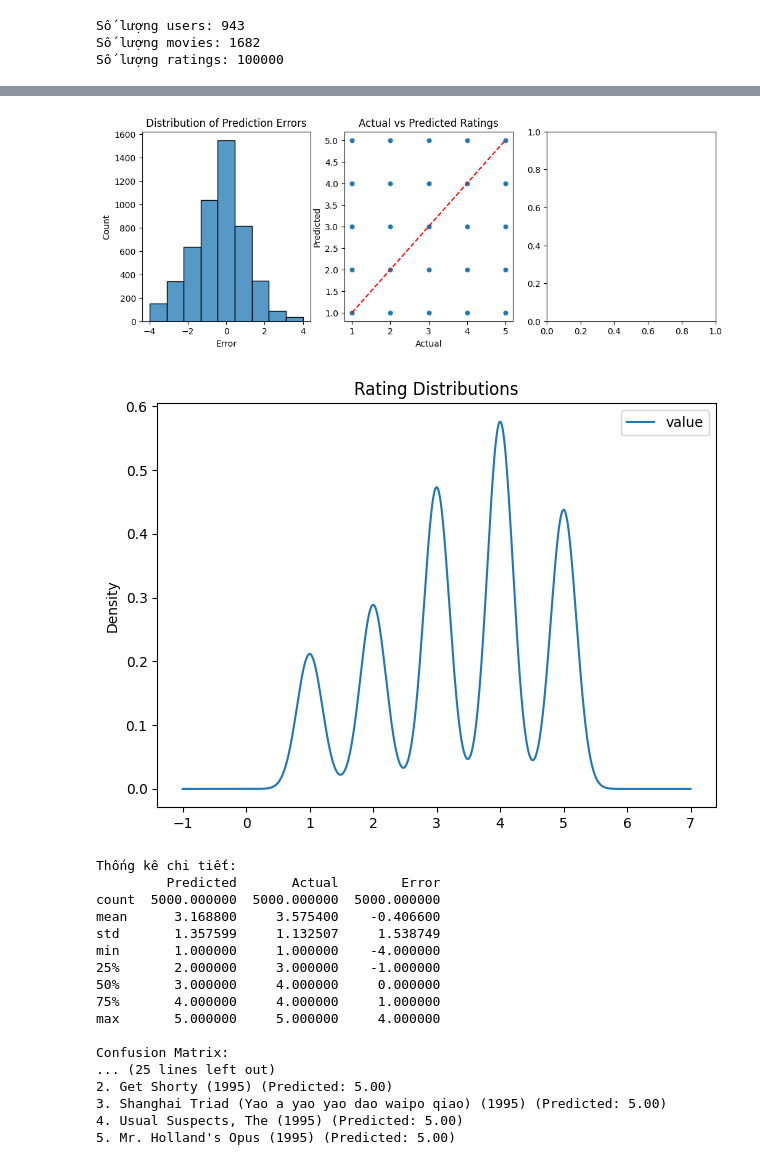
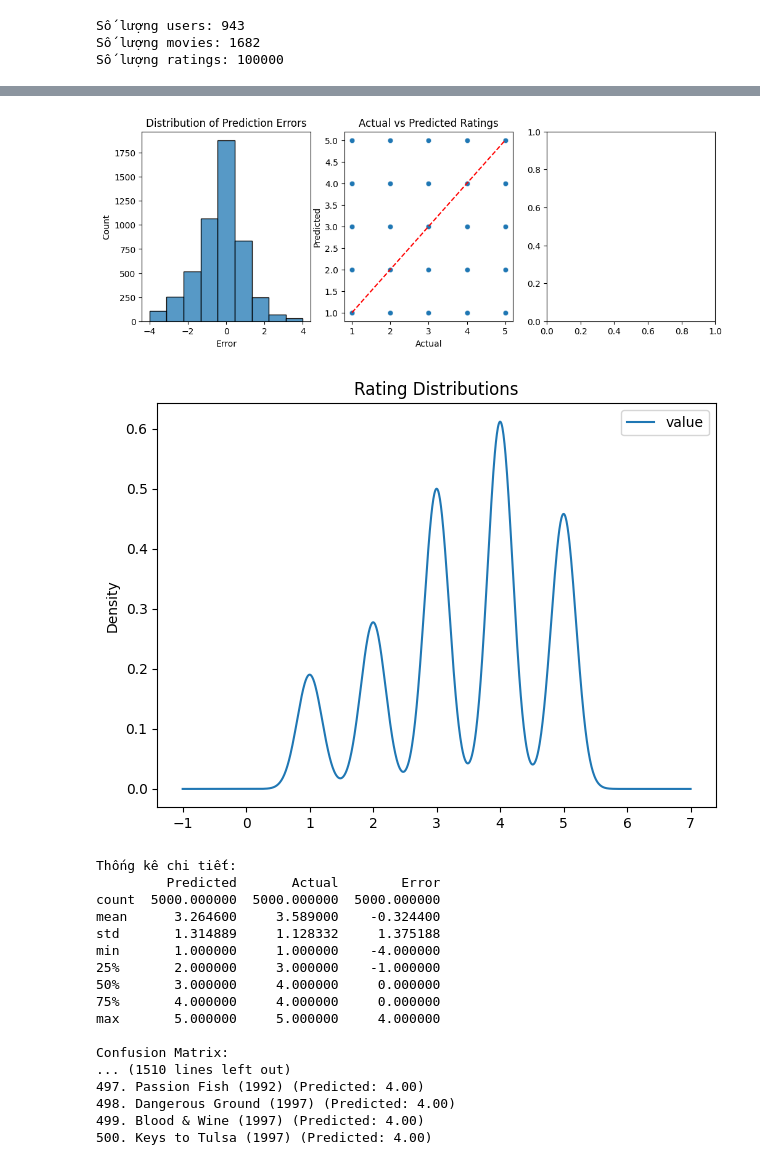
Before and after one commit to PhapNguyenHoangViet/RL_RecommendationSystem, a Jupyter notebook: RL_MCControl copy.ipynb, the cells around one changed output, grey strips where cells are left out. Saved outputs shown, nothing was run; the diff lists cells and outputs as text; code cells hidden in the pictures.

```diff
--- a/RL_MCControl copy.ipynb
+++ b/RL_MCControl copy.ipynb
@@ -235,7 +235,7 @@ recommender = MonteCarloRecommender(
 )
 
 print("Bắt đầu training...")
-recommendations, total_score = recommender.recommend(episodes=100000)
+recommendations, total_score = recommender.recommend(episodes=500000)
 print("\nĐánh giá mô hình...")
 eval_results = evaluate_recommender(env, recommender)
 
@@ -303,54 +303,54 @@ def analyze_results(env, recommendations):
 
 analyze_results(env, recommendations)
 
-def get_recommendations_for_user(recommender, user_id, n_recommendations=5):
+def get_recommendations_for_user(recommender, user_id, n_recommendations=500):
     watched_movies = set(recommender.env.user_history[user_id])
     all_movies = set(recommender.env.movies.keys())
     unwatched_movies = list(all_movies - watched_movies)
 
     predictions = []
     for movie_id in unwatched_movies:
         state = (user_id, movie_id)
         predicted_rating = recommender._select_action(state)
         predictions.append((movie_id, predicted_rating))
 
     predictions.sort(key=lambda x: x[1], reverse=True)
     top_movies = predictions[:n_recommendations]
 
     recommendations = []
     for movie_id, rating in top_movies:
         movie_info = recommender.env.movies[movie_id]
         recommendations.append({
             'movie_id': movie_id,
             'title': movie_info['title'],
             'predicted_rating': rating
         })
 
     return recommendations
 
 test_users = [1, 50, 100]
 for user_id in test_users:
     print(f"\nKhuyến nghị cho User {user_id}:")
     recommendations = get_recommendations_for_user(recommender, user_id)
     for i, rec in enumerate(recommendations, 1):
         print(f"{i}. {rec['title']} (Predicted: {rec['predicted_rating']:.2f})")
 # %% [output]
-[figure, old version]
+[figure, new version]
-[figure, old version]
+[figure, new version]
 Thống kê chi tiết:
          Predicted       Actual        Error
 count  5000.000000  5000.000000  5000.000000
-mean      3.168800     3.575400    -0.406600
-std       1.357599     1.132507     1.538749
+mean      3.264600     3.589000    -0.324400
+std       1.314889     1.128332     1.375188
 min       1.000000     1.000000    -4.000000
 25%       2.000000     3.000000    -1.000000
 50%       3.000000     4.000000     0.000000
-75%       4.000000     4.000000     1.000000
+75%       4.000000     4.000000     0.000000
 max       5.000000     5.000000     4.000000
 
 Confusion Matrix:
-... (25 lines left out)
-2. Get Shorty (1995) (Predicted: 5.00)
-3. Shanghai Triad (Yao a yao yao dao waipo qiao) (1995) (Predicted: 5.00)
-4. Usual Suspects, The (1995) (Predicted: 5.00)
-5. Mr. Holland's Opus (1995) (Predicted: 5.00)
+... (1510 lines left out)
+497. Passion Fish (1992) (Predicted: 4.00)
+498. Dangerous Ground (1997) (Predicted: 4.00)
+499. Blood & Wine (1997) (Predicted: 4.00)
+500. Keys to Tulsa (1997) (Predicted: 4.00)
```
Also changed, not shown: parts of 1 cell of this notebook.
